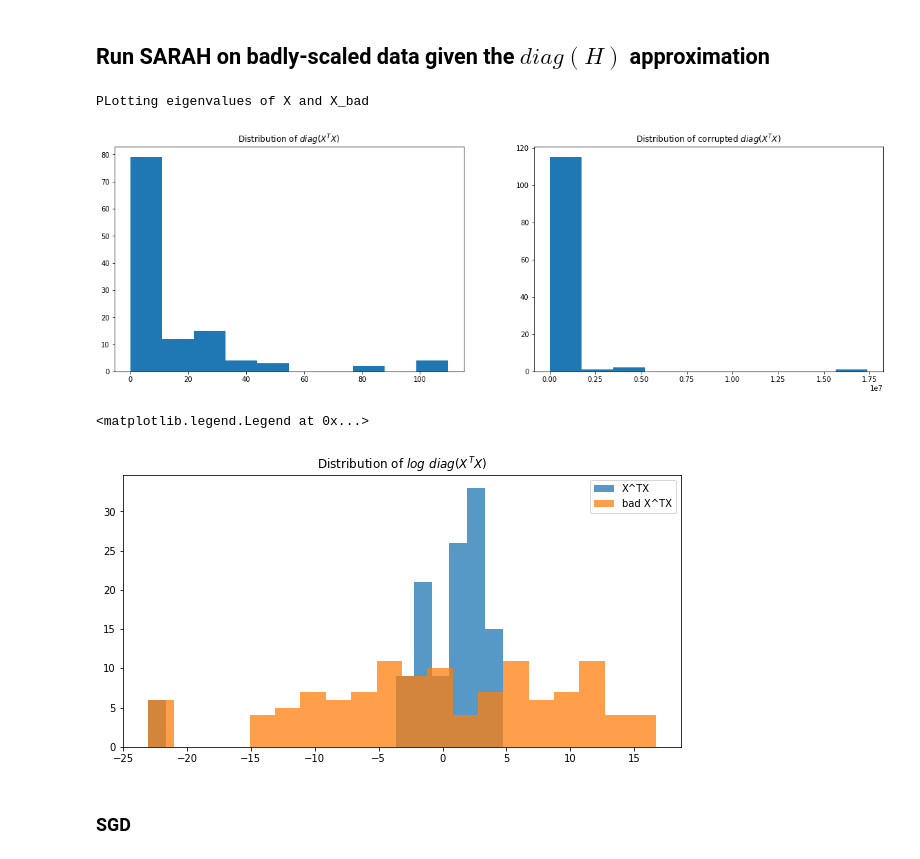
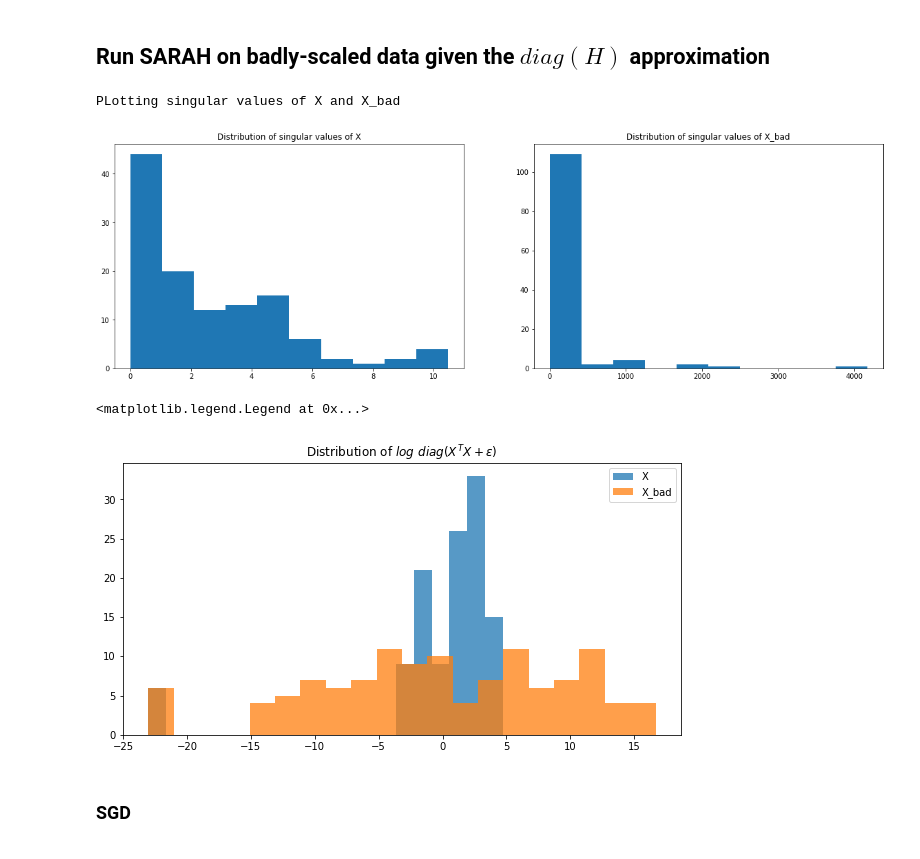
Before and after one commit to zeligism/PrecondUpdate, a Jupyter notebook: Scaled_VR_Methods.ipynb, the cells around one changed output. Saved outputs shown, nothing was run; the diff lists cells and outputs as text; code cells hidden in the pictures.

```diff
--- a/Scaled_VR_Methods.ipynb
+++ b/Scaled_VR_Methods.ipynb
@@ -219,14 +241,14 @@ BAD_SCALE = 10**np.linspace(-3,3,X.shape[1])
 #BAD_SCALE = 10**np.linspace(-3,5,X.shape[1])**3
 plt.semilogy(BAD_SCALE)
 
-def corrupt_scale(X, bad_scale=BAD_SCALE):
+def corrupt_scale(X, bad_scale=BAD_SCALE, seed=SEED):
+  np.random.seed(seed+1)
   np.random.shuffle(bad_scale)
-  X_bad = X+0.0
+  X_bad = X[:]
   X_bad = X.multiply(bad_scale.reshape(1,-1)).tocsr()
   # X_bad = normalize(X_bad, norm='l2', axis=1)
   return X_bad
 
-np.random.seed(SEED+1)
 X_bad = corrupt_scale(X)
 # %% [output]
 [figure]
@@ -372,25 +392,25 @@ XTX_bad = np.array((X_bad.T @ X_bad).todense())
 # %%
 fig, (ax1, ax2) = plt.subplots(1, 2)
 fig.set_size_inches(20, 6)
-ax1.set_title(r"Distribution of $diag(X^TX)$")
-ax1.hist(np.diagonal(XTX))
-ax2.set_title(r"Distribution of corrupted $diag(X^TX)$")
-ax2.hist(np.diagonal(XTX_bad))
-print("PLotting eigenvalues of X and X_bad")
+ax1.set_title(r"Distribution of singular values of X")
+ax1.hist(np.diagonal(XTX)**0.5)
+ax2.set_title(r"Distribution of singular values of X_bad")
+ax2.hist(np.diagonal(XTX_bad)**0.5)
+print("PLotting singular values of X and X_bad")
 # %% [output]
-PLotting eigenvalues of X and X_bad
+PLotting singular values of X and X_bad
-[figure, old version]
+[figure, new version]
 # %%
 fig = plt.figure(figsize=(10,5))
-plt.title(r"Distribution of $log\ diag(X^TX)$")
+plt.title(r"Distribution of $log\ diag(X^TX+\epsilon)$")
 #plt.hist(np.diagonal(XTX_bad), label="bad X^TX")
 #plt.hist(np.diagonal(XTX), label="X^TX")
-plt.hist(np.log(np.diagonal(1e-10+XTX)), label="X^TX", bins=20, alpha=0.75)
-plt.hist(np.log(np.diagonal(1e-10+XTX_bad)), label="bad X^TX", bins=20, alpha=0.75)
+plt.hist(np.log(np.diagonal(1e-10+XTX)), label="X", bins=20, alpha=0.75)
+plt.hist(np.log(np.diagonal(1e-10+XTX_bad)), label="X_bad", bins=20, alpha=0.75)
 plt.legend()
 # %% [output]
 <matplotlib.legend.Legend at 0x...>
-[figure, old version]
+[figure, new version]
 # %% [markdown]
 ### SGD
 # %%
```
Also changed, not shown: parts of 34 cells of this notebook.
